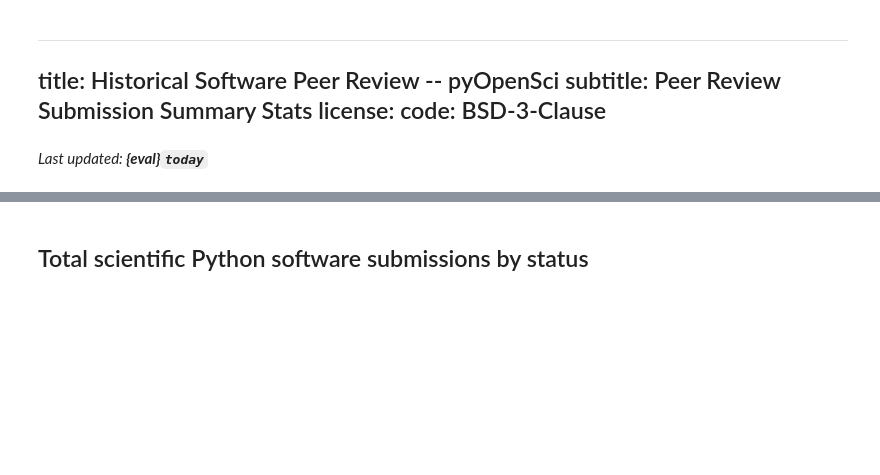
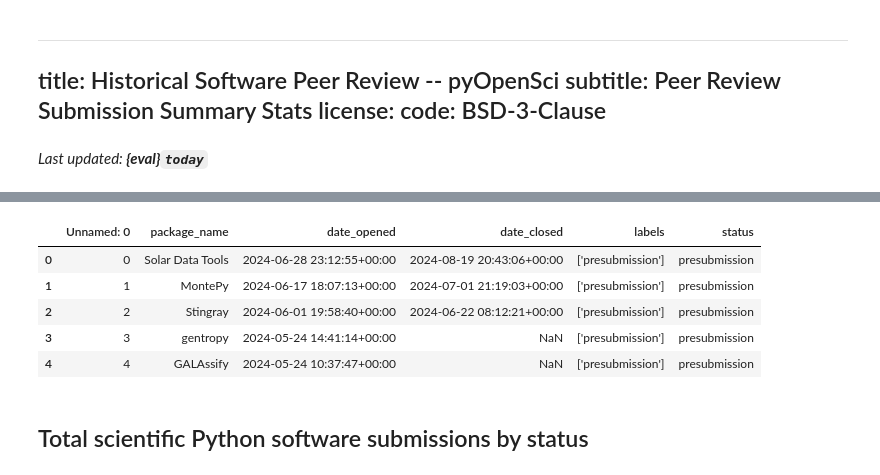
Before and after one commit to pyOpenSci/peer-review-metrics, a Jupyter notebook: metrics/peer-review/historical-peer-review-stats.ipynb, the cells around one changed output, grey strips where cells are left out. Cells and saved outputs as stored; diff of their text form; code cells hidden in the pictures; blank space fills up the shorter version.

Commit message:
fix: use data files vs hitting the api in the notebook (#53)

```diff
--- a/metrics/peer-review/historical-peer-review-stats.ipynb
+++ b/metrics/peer-review/historical-peer-review-stats.ipynb
@@ -168,0 +70,8 @@ pre_submission_reviews_df.head()
+# %%
+current_dir = Path.cwd()
+parent_dir = current_dir.parent.parent
+data_dir = parent_dir / "_data"
+file_path = data_dir / "review_submissions.csv"
+reviews = pd.read_csv(file_path, parse_dates=["date_opened", "date_closed"])
+total_submissions = len(reviews)
+reviews.dtypes
@@ -169,2 +86,13 @@ pre_submission_reviews_df.head()
+# %%
+file_path = data_dir / "review_presubmissions.csv"
+presubmissions = pd.read_csv(file_path)
+total_presubmissions = len(presubmissions)
+# %% [output]
+|  | Unnamed: 0 | package_name | date_opened | date_closed | labels | status |
+| 0 | 0 | Solar Data Tools | 2024-06-28 23:12:55+00:00 | 2024-08-19 20:43:06+00:00 | ['presubmission'] | presubmission |
+| 1 | 1 | MontePy | 2024-06-17 18:07:13+00:00 | 2024-07-01 21:19:03+00:00 | ['presubmission'] | presubmission |
+| 2 | 2 | Stingray | 2024-06-01 19:58:40+00:00 | 2024-06-22 08:12:21+00:00 | ['presubmission'] | presubmission |
+| 3 | 3 | gentropy | 2024-05-24 14:41:14+00:00 | NaN | ['presubmission'] | presubmission |
+| 4 | 4 | GALAssify | 2024-05-24 10:37:47+00:00 | NaN | ['presubmission'] | presubmission |
 # %%
 # TODO: check presubmission counts!
```
Also changed, not shown: parts of 19 cells of this notebook, 6 other files.
